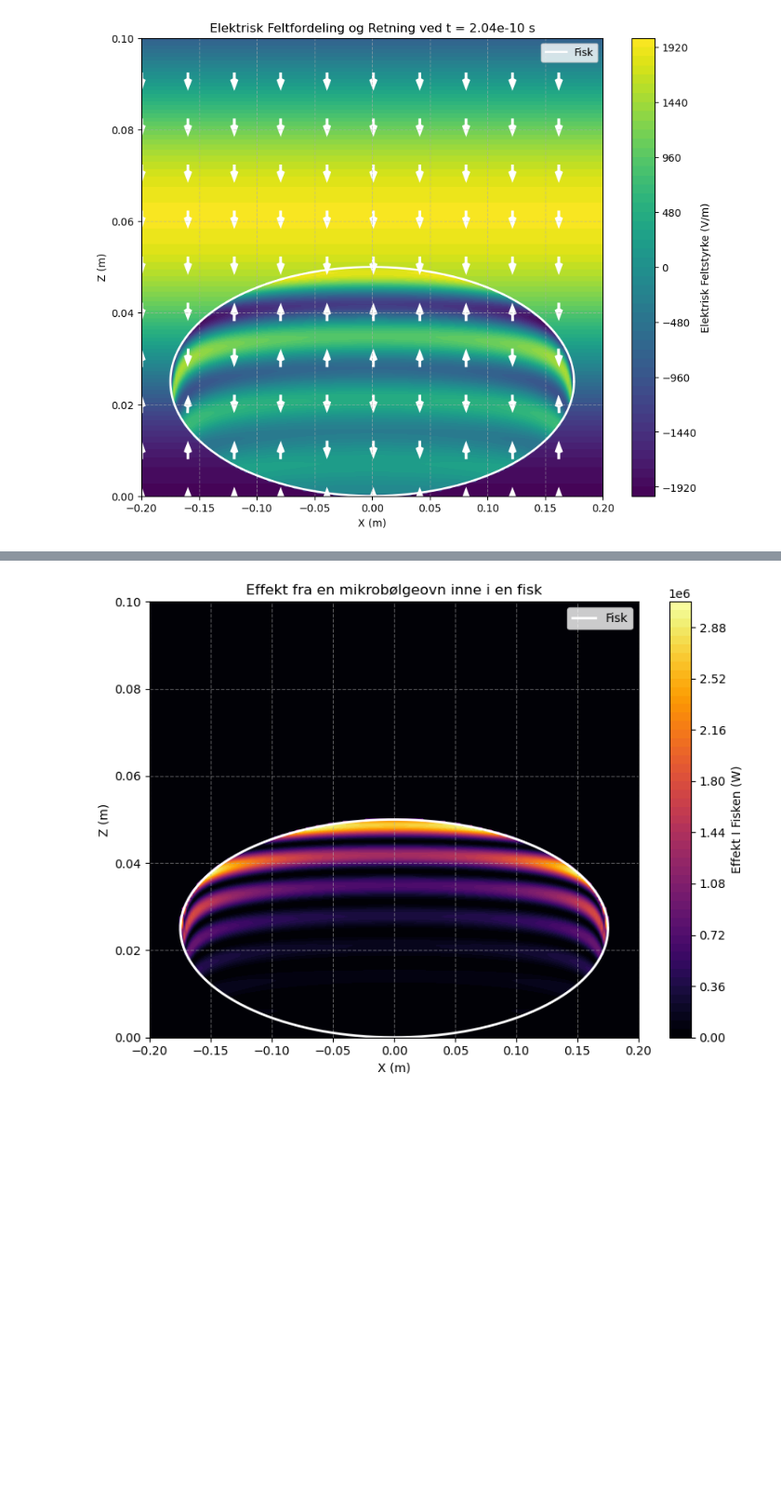
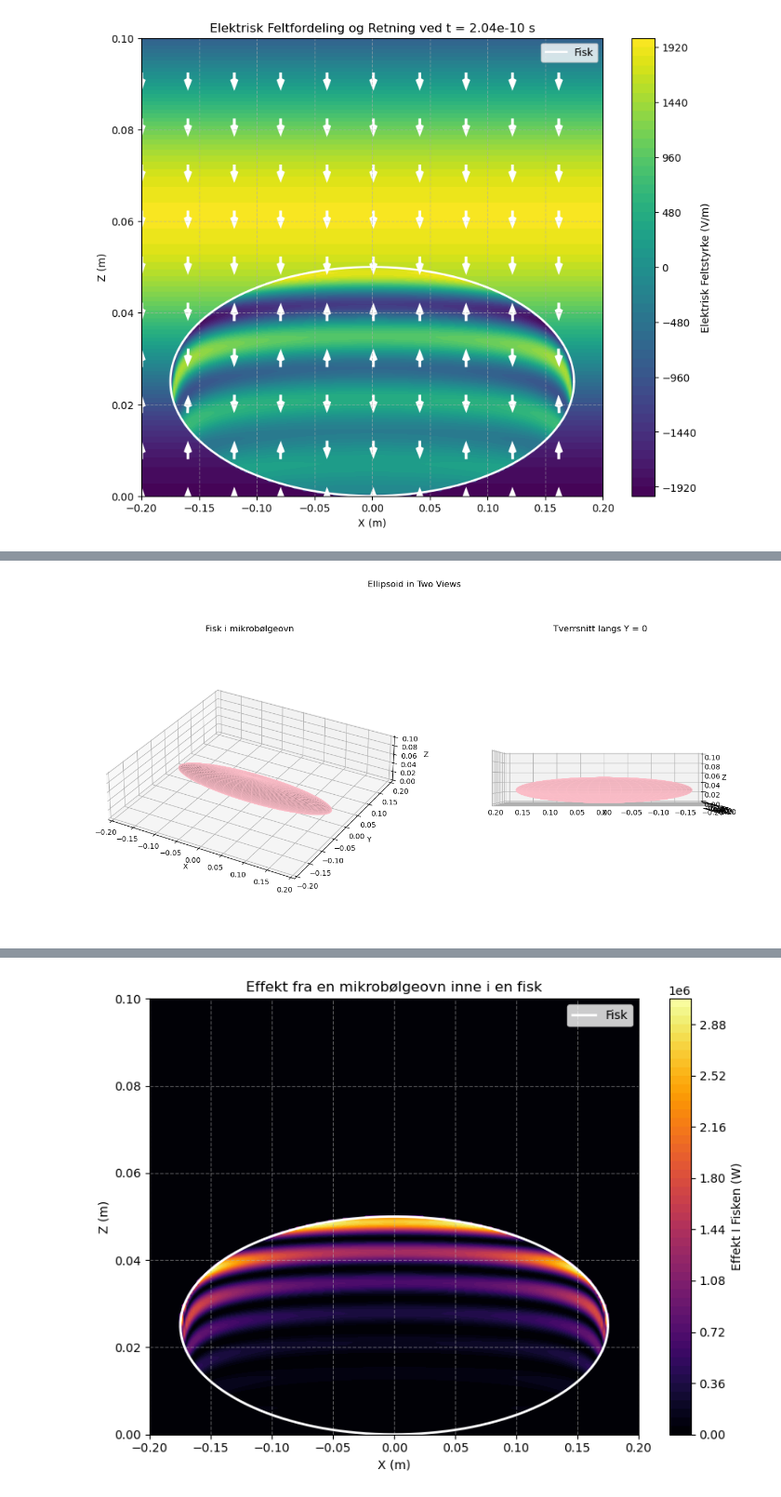
Before and after one commit to VictJoh/ElMag-Computational-Essay, a Jupyter notebook: compessay.ipynb, the cells around one changed output, grey strips where cells are left out. Shown at 93% size. Saved outputs shown, nothing was run; the diff lists cells and outputs as text; code cells hidden in the pictures; blank space fills up the shorter version.

```diff
--- a/compessay.ipynb
+++ b/compessay.ipynb
@@ -336,0 +676,48 @@ for t in [t0,t1]:
+# %%
+# definere ellipsoide
+a_ellipsoid = 0.35 / 2
+b_ellipsoid = 0.07 / 2
+c_ellipsoid = 0.05 / 2
+# %%
+num_points = 200
+
+# polare koordinater - meshgrid
+u = np.linspace(0, 2 * np.pi, num_points)
+v = np.linspace(0, np.pi, num_points)
+U, V = np.meshgrid(u, v)
+
+X = a_ellipsoid * np.cos(U) * np.sin(V)
+Y = b_ellipsoid * np.sin(U) * np.sin(V)
+Z = c_ellipsoid * np.cos(V) + c_ellipsoid
+
+
+fig = plt.figure(figsize=(16, 8))
+
+# 3D
+ax1 = fig.add_subplot(121, projection='3d')
+ax1.plot_surface(X, Y, Z, color='pink', alpha=0.6, edgecolor='pink')
+ax1.set_xlim([-0.2, 0.2])
+ax1.set_ylim([-0.2, 0.2])
+ax1.set_zlim([0, 0.1])
+ax1.set_box_aspect([4, 4, 1])
+ax1.set_xlabel('X')
+ax1.set_ylabel('Y')
+ax1.set_zlabel('Z')
+ax1.set_title('Fisk i mikrobølgeovn')
+
+# Tverrsnitt
+ax2 = fig.add_subplot(122, projection='3d')
+ax2.plot_surface(X, Y, Z, color='pink', alpha=0.6, edgecolor='pink')
+ax2.set_xlim([-0.2, 0.2])
+ax2.set_ylim([-0.2, 0.2])
+ax2.set_zlim([0, 0.1])
+ax2.set_box_aspect([4, 4, 1])
+ax2.view_init(elev=0, azim=90)
+ax2.set_xlabel('X')
+ax2.set_zlabel('Z')
+ax2.set_title('Tverrsnitt langs Y = 0')
+
+plt.suptitle('Ellipsoid in Two Views')
+plt.show()
+# %% [output]
+[figure, added]
```
Also changed, not shown: parts of 34 cells of this notebook.
